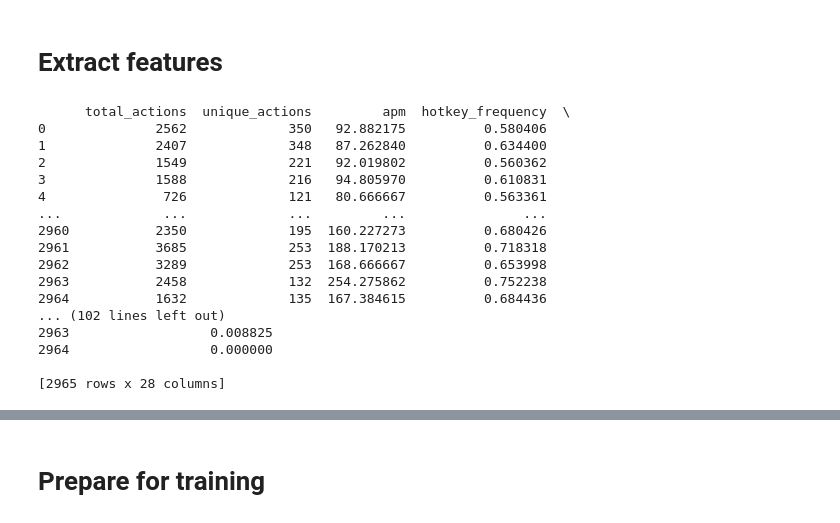
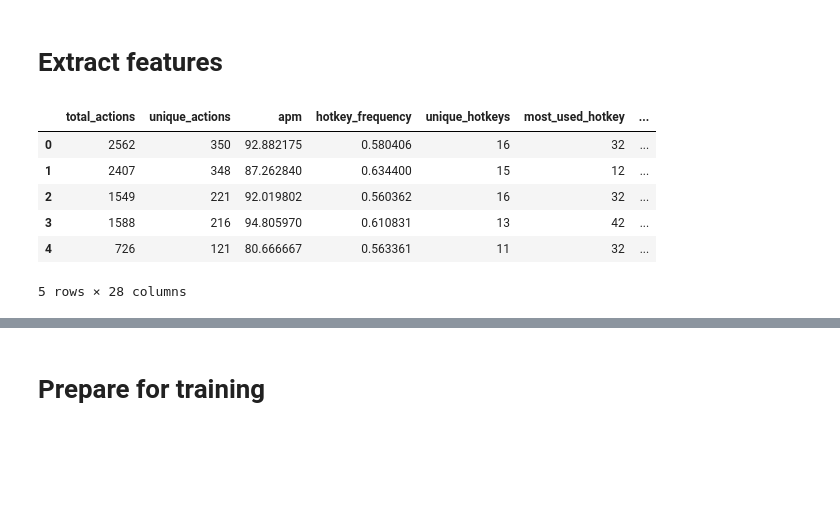
Before and after one commit to fasfous92/INStarCraft2, a Jupyter notebook: src/claude.ipynb, the cells around one changed output, grey strips where cells are left out. Drawn from its saved outputs; the diff is of its cells as text; code cells hidden in the pictures; blank space fills up the shorter version.

```diff
--- a/src/claude.ipynb
+++ b/src/claude.ipynb
@@ -301,23 +302,13 @@ def analyze_player_database(df,type='train'):
 # %%
 df_res = analyze_player_database(features_train)
 # Replace NaN values in columns that start with "mean_utilization_hotkey" with 0
 df_res.loc[:, df_res.columns.str.startswith('mean_utilization_hotkey')] = df_res.loc[:, df_res.columns.str.startswith('mean_utilization_hotkey')].fillna(0)
-print(df_res)
+df_res.head(5)
 # %% [output]
+|  | total_actions | unique_actions | apm | hotkey_frequency | unique_hotkeys | most_used_hotkey | ... |
+| 0 | 2562 | 350 | 92.882175 | 0.580406 | 16 | 32 | ... |
+| 1 | 2407 | 348 | 87.262840 | 0.634400 | 15 | 12 | ... |
+| 2 | 1549 | 221 | 92.019802 | 0.560362 | 16 | 32 | ... |
+| 3 | 1588 | 216 | 94.805970 | 0.610831 | 13 | 42 | ... |
+| 4 | 726 | 121 | 80.666667 | 0.563361 | 11 | 32 | ... |
-      total_actions  unique_actions         apm  hotkey_frequency  \
-0              2562             350   92.882175          0.580406
-1              2407             348   87.262840          0.634400
-2              1549             221   92.019802          0.560362
-3              1588             216   94.805970          0.610831
-4               726             121   80.666667          0.563361
-...             ...             ...         ...               ...
-2960           2350             195  160.227273          0.680426
-2961           3685             253  188.170213          0.718318
-2962           3289             253  168.666667          0.653998
-2963           2458             132  254.275862          0.752238
-2964           1632             135  167.384615          0.684436
-... (102 lines left out)
-2963                  0.008825
-2964                  0.000000
-
-[2965 rows x 28 columns]
+5 rows × 28 columns
```
Also changed, not shown: parts of 15 cells of this notebook, 1 other file.
